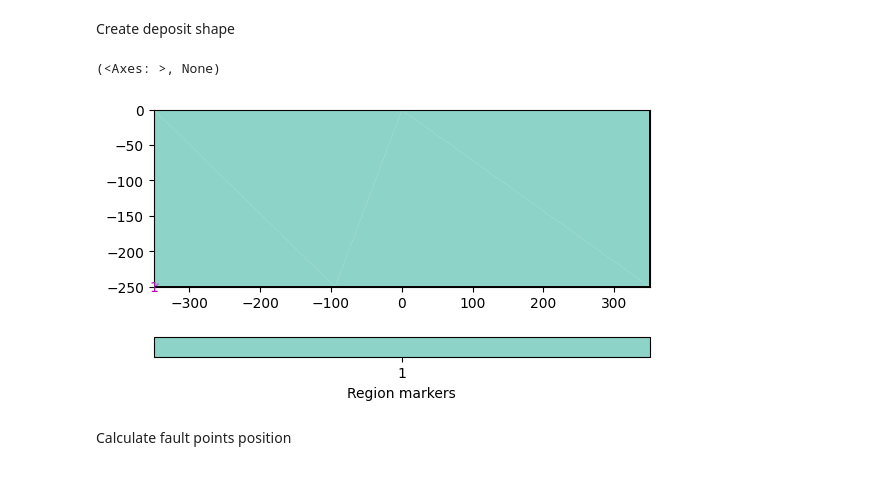
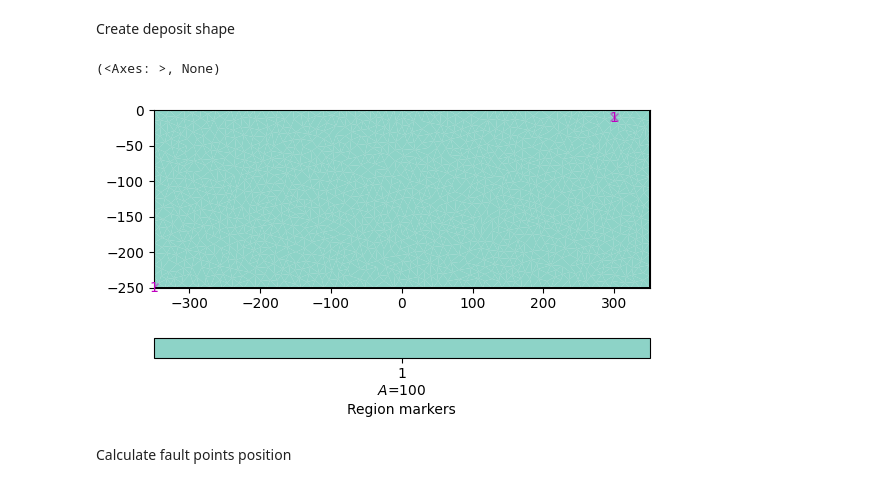
Before and after one commit to jcmefra/Aguas_Vichy, a Jupyter notebook: Modelling_complex.ipynb, the cells around one changed output. Cells and saved outputs as stored; diff of their text form; code cells hidden in the pictures.

```diff
--- a/Modelling_complex.ipynb
+++ b/Modelling_complex.ipynb
@@ -40,10 +40,12 @@ Create deposit shape
 # %%
 world = mt.createWorld(start=[-350, 0], end=[350, -250], layers=[],
                        worldMarker=1)
+world.addRegionMarker((300, -10), marker=1, area=100)
+
 pg.show(world)
 # %% [output]
 (<Axes: >, None)
-[figure, old version]
+[figure, new version]
 # %% [markdown]
 Calculate fault points position
 # %%
```
Also changed, not shown: parts of 15 cells of this notebook.
